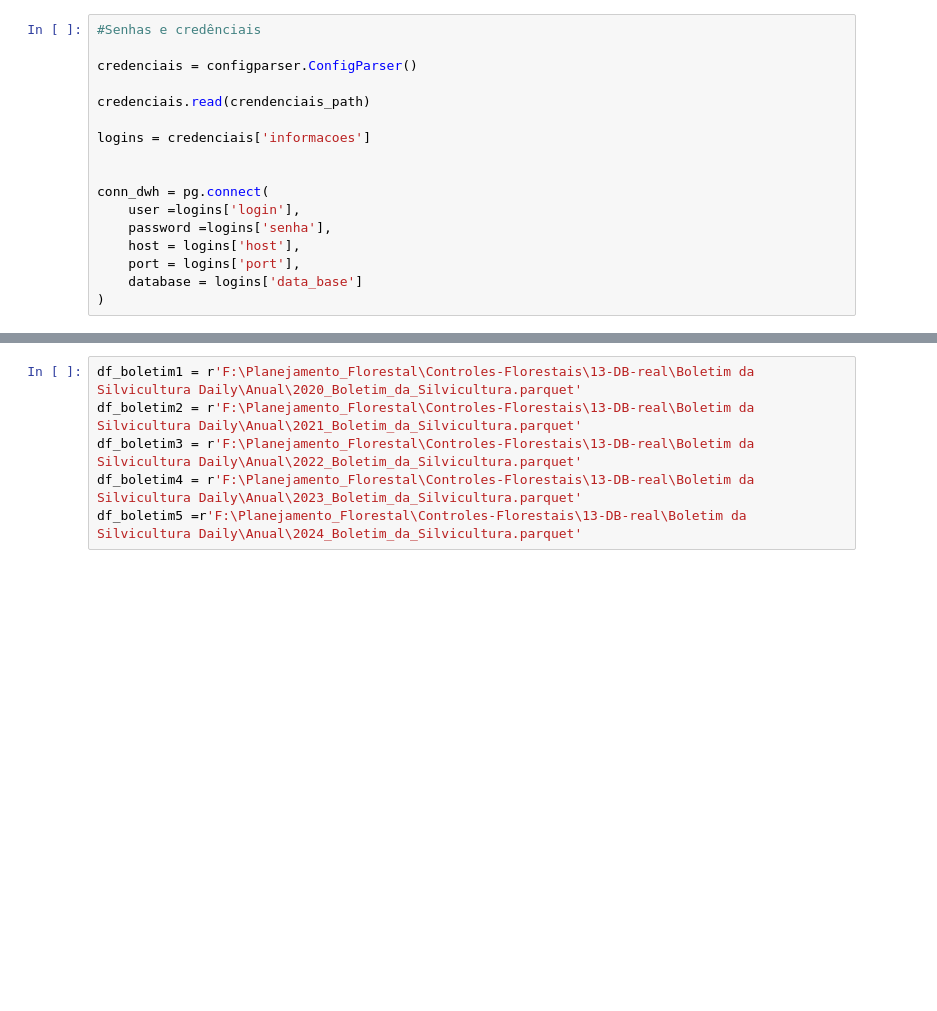
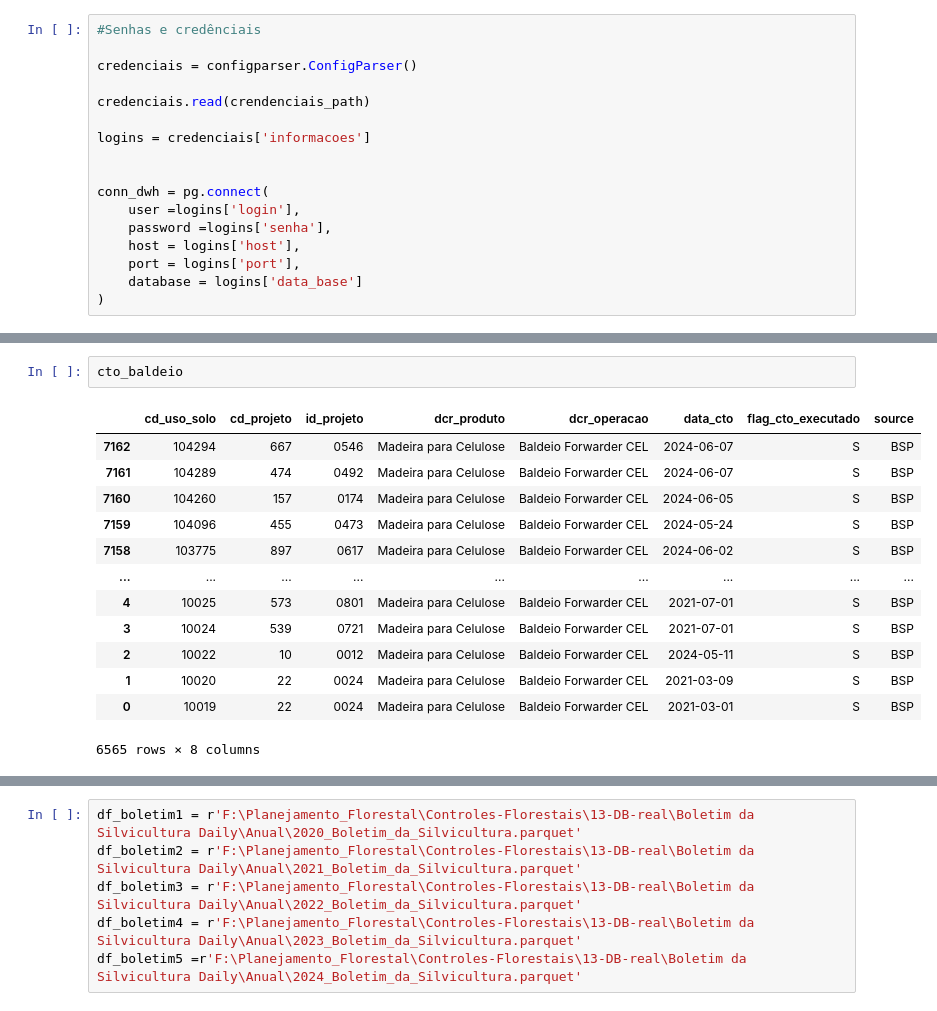
Before and after one commit to Ga-Moura/sop, a Jupyter notebook: SOP CODE.ipynb, the cells around one changed output, grey strips where cells are left out. Drawn from its saved outputs; the diff is of its cells as text; blank space fills up the shorter version.

```diff
--- a/SOP CODE.ipynb
+++ b/SOP CODE.ipynb
@@ -99,0 +192,16 @@ cadastro_ciclo = pd.DataFrame(dados_consulta,columns=colunas)
+# %%
+cto_baldeio
+# %% [output]
+|  | cd_uso_solo | cd_projeto | id_projeto | dcr_produto | dcr_operacao | data_cto | flag_cto_executado | source |
+| 7162 | 104294 | 667 | 0546 | Madeira para Celulose | Baldeio Forwarder CEL | 2024-06-07 | S | BSP |
+| 7161 | 104289 | 474 | 0492 | Madeira para Celulose | Baldeio Forwarder CEL | 2024-06-07 | S | BSP |
+| 7160 | 104260 | 157 | 0174 | Madeira para Celulose | Baldeio Forwarder CEL | 2024-06-05 | S | BSP |
+| 7159 | 104096 | 455 | 0473 | Madeira para Celulose | Baldeio Forwarder CEL | 2024-05-24 | S | BSP |
+| 7158 | 103775 | 897 | 0617 | Madeira para Celulose | Baldeio Forwarder CEL | 2024-06-02 | S | BSP |
+| ... | ... | ... | ... | ... | ... | ... | ... | ... |
+| 4 | 10025 | 573 | 0801 | Madeira para Celulose | Baldeio Forwarder CEL | 2021-07-01 | S | BSP |
+| 3 | 10024 | 539 | 0721 | Madeira para Celulose | Baldeio Forwarder CEL | 2021-07-01 | S | BSP |
+| 2 | 10022 | 10 | 0012 | Madeira para Celulose | Baldeio Forwarder CEL | 2024-05-11 | S | BSP |
+| 1 | 10020 | 22 | 0024 | Madeira para Celulose | Baldeio Forwarder CEL | 2021-03-09 | S | BSP |
+| 0 | 10019 | 22 | 0024 | Madeira para Celulose | Baldeio Forwarder CEL | 2021-03-01 | S | BSP |
+6565 rows × 8 columns
```
Also changed, not shown: parts of 17 cells of this notebook.
